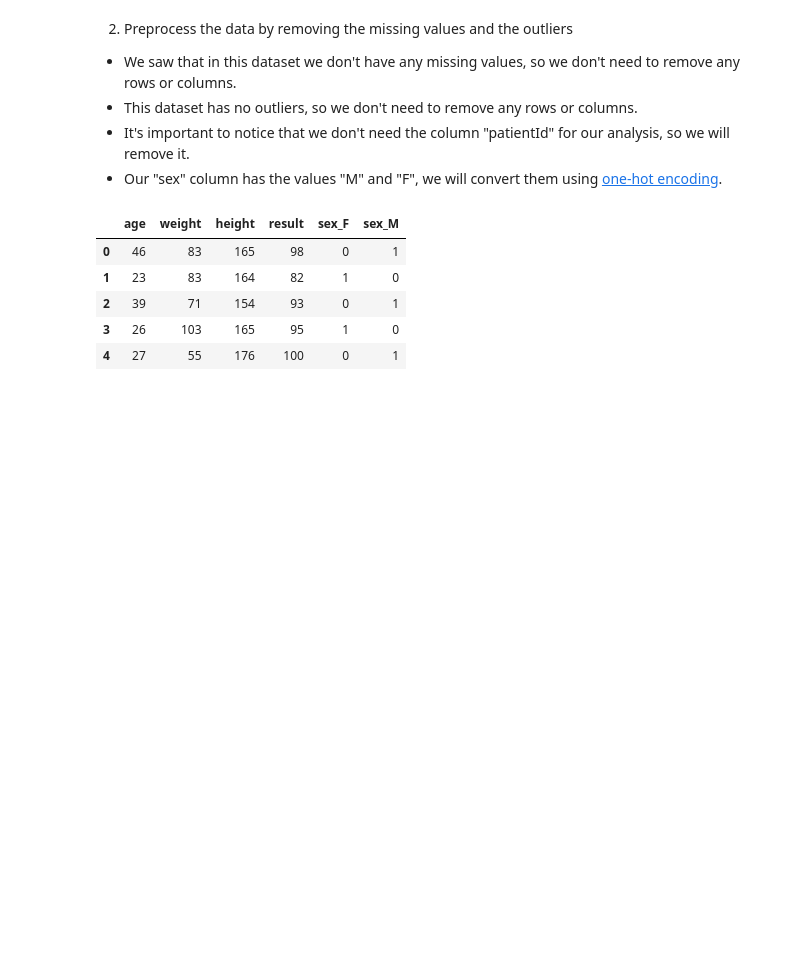
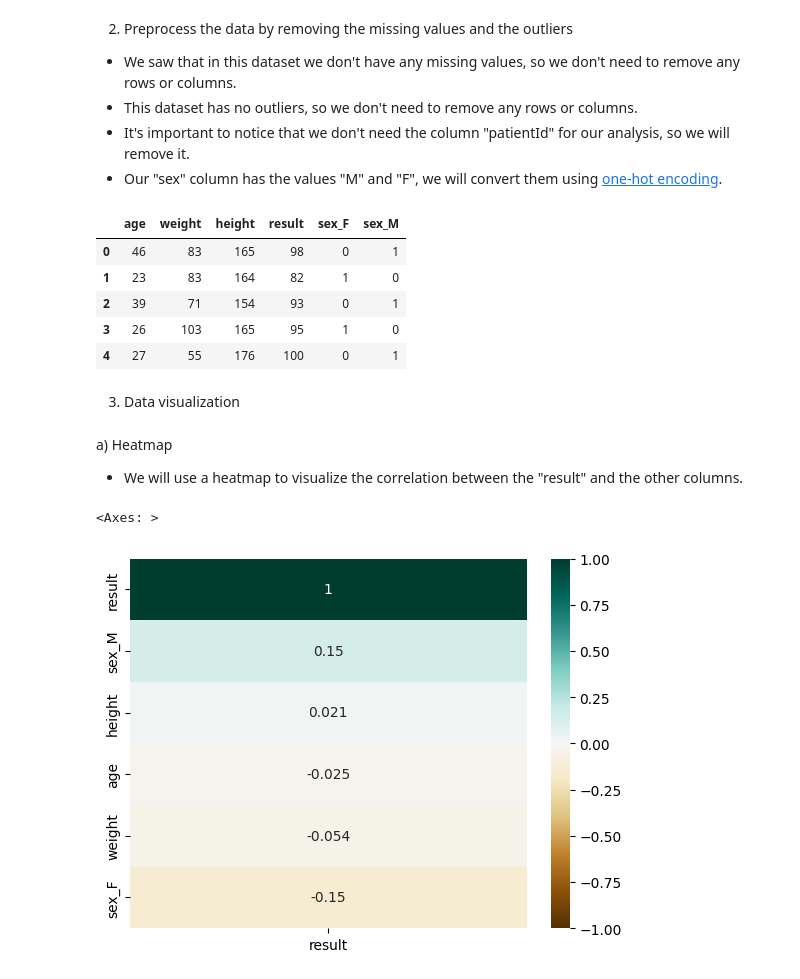
Before and after one commit to joaopedroAnelli/diabetes-analysis, a Jupyter notebook: diabetes_model.ipynb, the cells around one changed output. Cells and saved outputs as stored; diff of their text form; code cells hidden in the pictures; blank space fills up the shorter version.

```diff
--- a/diabetes_model.ipynb
+++ b/diabetes_model.ipynb
@@ -45,3 +45,13 @@ df_exams.head()
 | 2 | 39 | 71 | 154 | 93 | 0 | 1 |
 | 3 | 26 | 103 | 165 | 95 | 1 | 0 |
 | 4 | 27 | 55 | 176 | 100 | 0 | 1 |
+# %% [markdown]
+3. Data visualization
+# %% [markdown]
+a) Heatmap
+  - We will use a heatmap to visualize the correlation between the "result" and the other columns.
+# %%
+sns.heatmap(df_exams.corr()[['result']].sort_values(by='result', ascending=False), annot=True, cmap='BrBG', vmin=-1, vmax=1)
+# %% [output]
+<Axes: >
+[figure, added]
```
Also changed, not shown: parts of 4 cells of this notebook.
